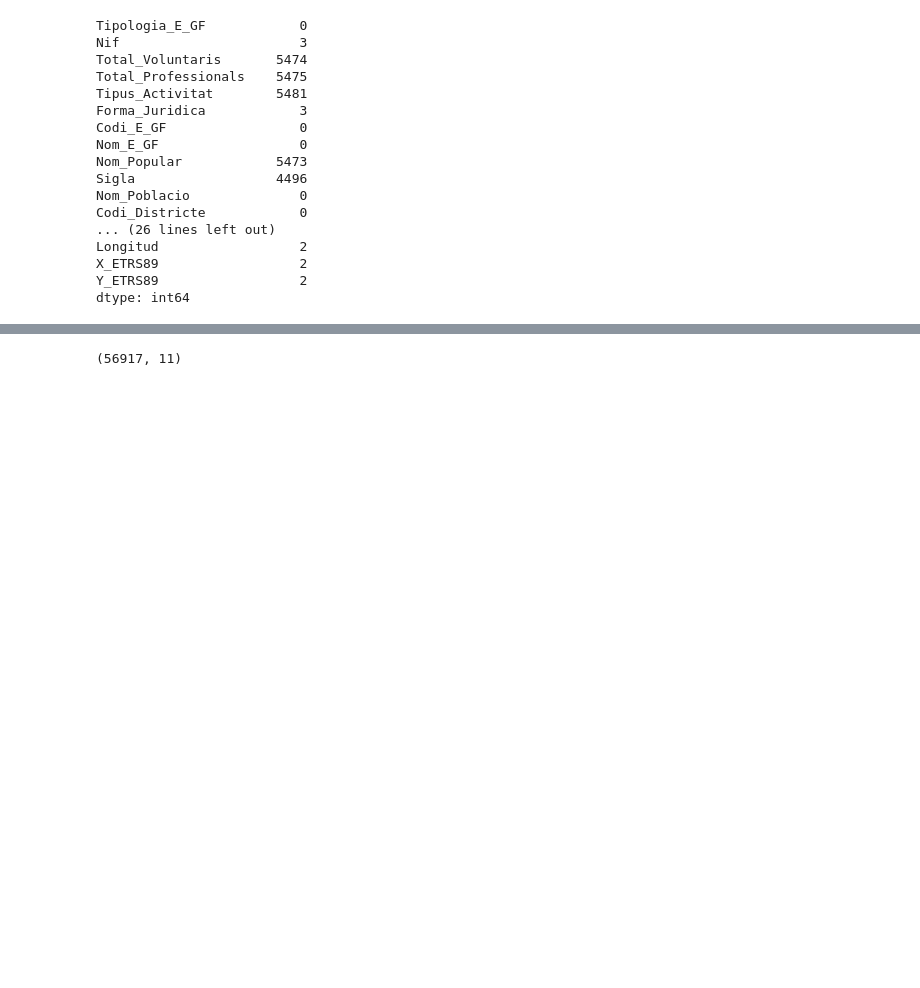
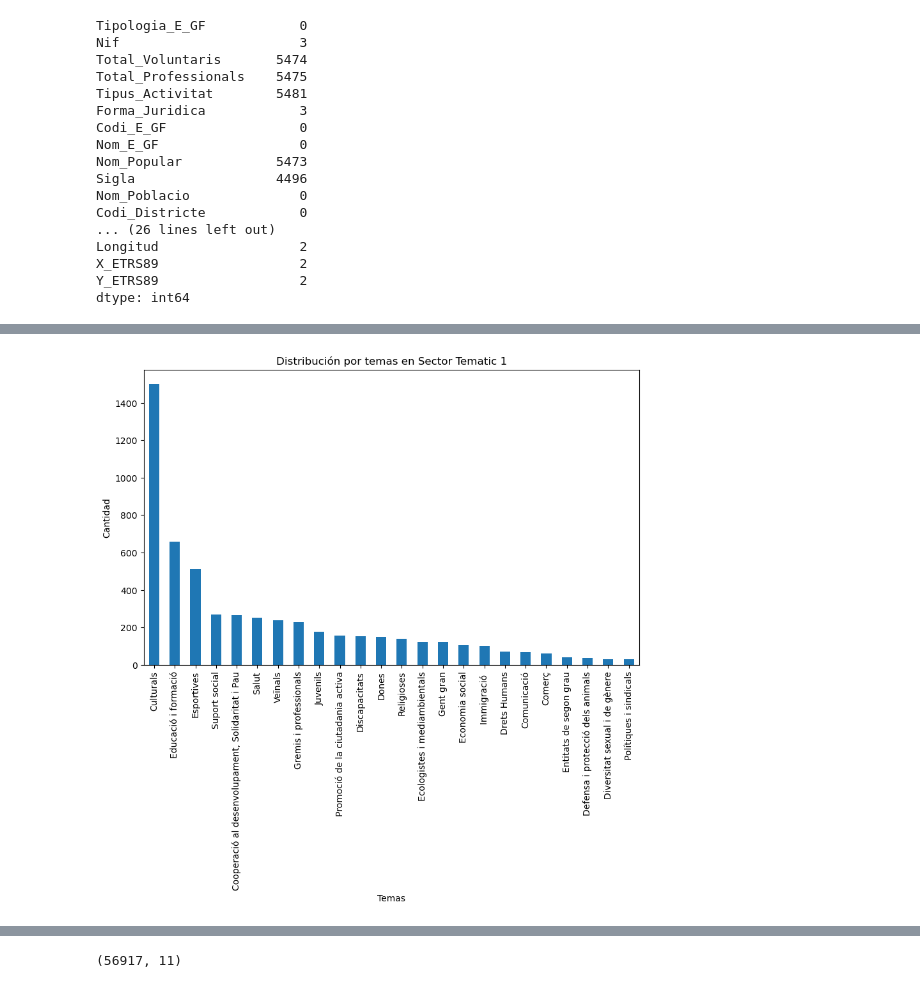
Before and after one commit to alpidegit/Sprint11-estructures_Dataframe, a Jupyter notebook: Projecte Final.ipynb, the cells around one changed output, grey strips where cells are left out. Cells and saved outputs as stored; diff of their text form; code cells hidden in the pictures; blank space fills up the shorter version.

```diff
--- a/Projecte Final.ipynb
+++ b/Projecte Final.ipynb
@@ -189,0 +440,12 @@ dtype: int64
+# %%
+Entidades_sector_1_counts = df_entidades["Sector_Tematic_1"].value_counts()
+plt.figure(figsize=(10, 6))
+Entidades_sector_1_counts.plot(kind='bar')
+
+plt.xlabel('Temas')
+plt.ylabel('Cantidad')
+plt.title('Distribución por temas en Sector Tematic 1')
+
+plt.show()
+# %% [output]
+[figure, added]
```
Also changed, not shown: parts of 119 cells of this notebook.
